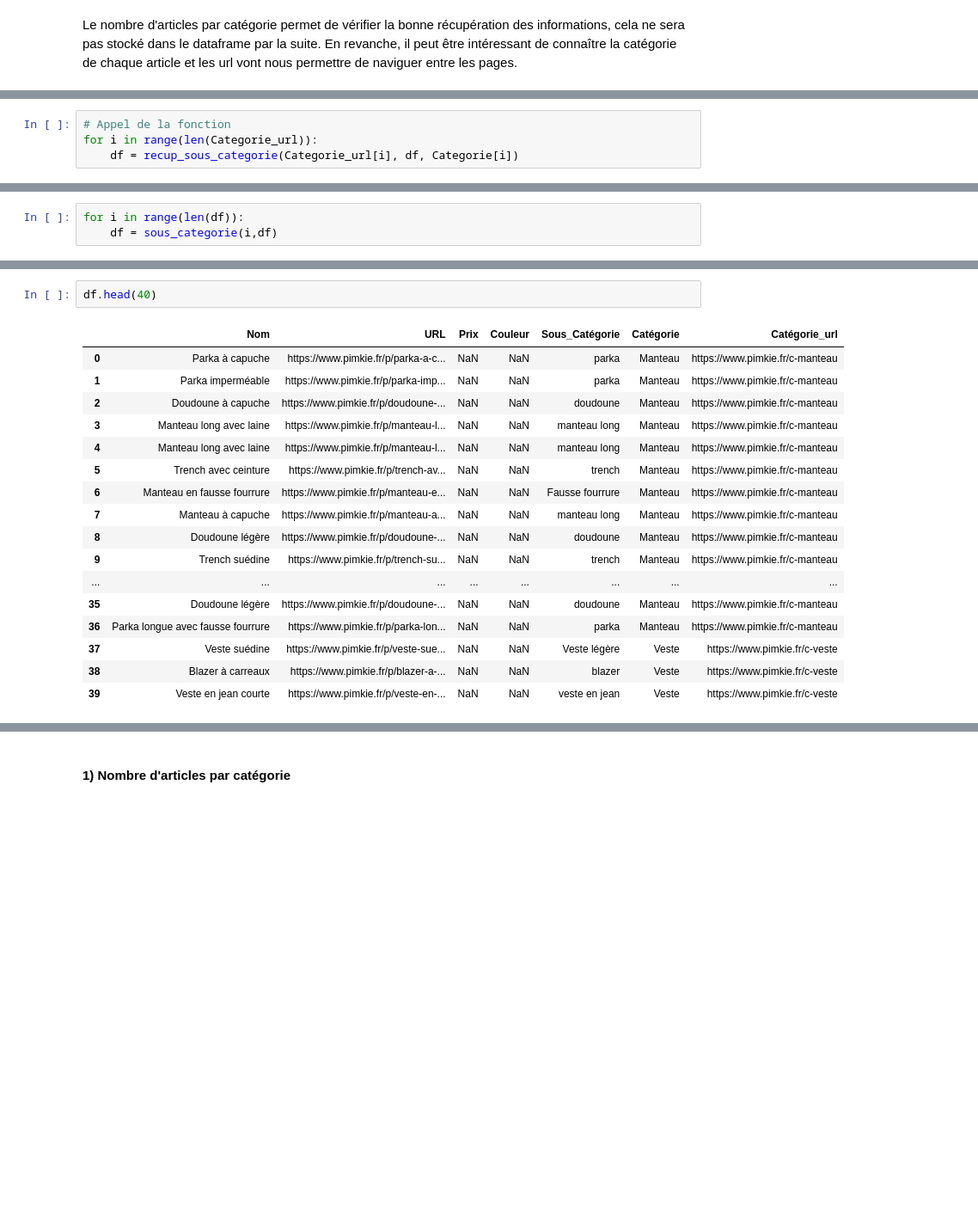
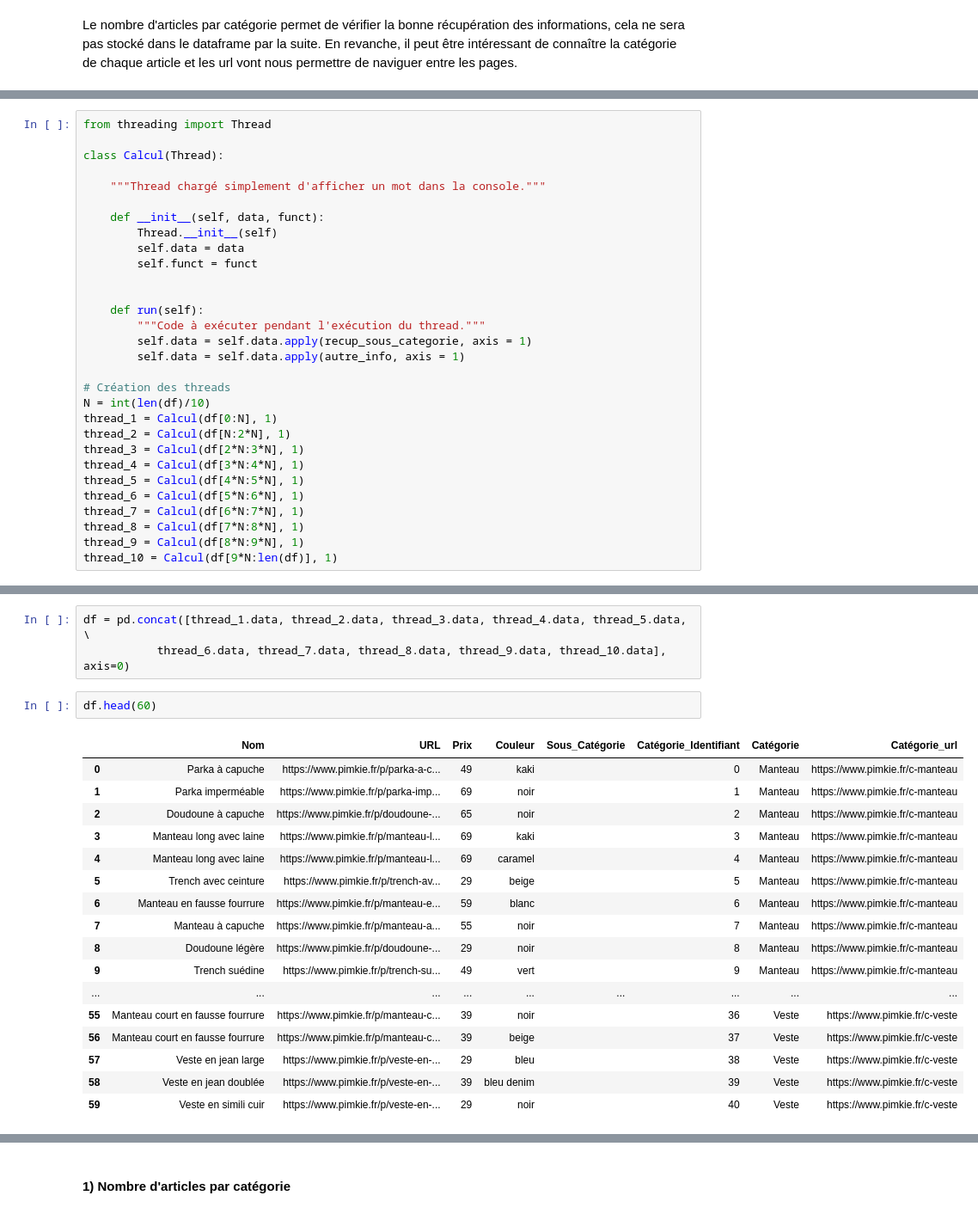
Before and after one commit to Alexia123/Web_Scraping, a Jupyter notebook: rendu.ipynb, the cells around one changed output, grey strips where cells are left out. Shown at 86% size. Drawn from its saved outputs; the diff is of its cells as text; blank space fills up the shorter version.

```diff
--- a/rendu.ipynb
+++ b/rendu.ipynb
@@ -103,5 +125 @@ def recup_sous_categorie(url, df, categorie):
     return(df)
-# %%
-# Appel de la fonction
-for i in range(len(Categorie_url)):
-    df = recup_sous_categorie(Categorie_url[i], df, Categorie[i])
@@ -147,4 +152,31 @@ def sous_categorie(i, df):
     return df
-# %%
-for i in range(len(df)):
-    df = sous_categorie(i,df)
+# %%
+from threading import Thread
+
+class Calcul(Thread):
+
+    """Thread chargé simplement d'afficher un mot dans la console."""
+
+    def __init__(self, data, funct):
+        Thread.__init__(self)
+        self.data = data
+        self.funct = funct
+
+
+    def run(self):
+        """Code à exécuter pendant l'exécution du thread."""
+        self.data = self.data.apply(recup_sous_categorie, axis = 1)
+        self.data = self.data.apply(autre_info, axis = 1)
+
+# Création des threads
+N = int(len(df)/10)
+thread_1 = Calcul(df[0:N], 1)
+thread_2 = Calcul(df[N:2*N], 1)
+thread_3 = Calcul(df[2*N:3*N], 1)
+thread_4 = Calcul(df[3*N:4*N], 1)
+thread_5 = Calcul(df[4*N:5*N], 1)
+thread_6 = Calcul(df[5*N:6*N], 1)
+thread_7 = Calcul(df[6*N:7*N], 1)
+thread_8 = Calcul(df[7*N:8*N], 1)
+thread_9 = Calcul(df[8*N:9*N], 1)
+thread_10 = Calcul(df[9*N:len(df)], 1)
@@ -151,20 +207,23 @@ for i in range(len(df)):
+# %%
+df = pd.concat([thread_1.data, thread_2.data, thread_3.data, thread_4.data, thread_5.data, \
+           thread_6.data, thread_7.data, thread_8.data, thread_9.data, thread_10.data], axis=0)
 # %%
-df.head(40)
+df.head(60)
 # %% [output]
-|  | Nom | URL | Prix | Couleur | Sous_Catégorie | Catégorie | Catégorie_url |
-| 0 | Parka à capuche | https://www.pimkie.fr/p/parka-a-c... | NaN | NaN | parka | Manteau | https://www.pimkie.fr/c-manteau |
-| 1 | Parka imperméable | https://www.pimkie.fr/p/parka-imp... | NaN | NaN | parka | Manteau | https://www.pimkie.fr/c-manteau |
-| 2 | Doudoune à capuche | https://www.pimkie.fr/p/doudoune-... | NaN | NaN | doudoune | Manteau | https://www.pimkie.fr/c-manteau |
-| 3 | Manteau long avec laine | https://www.pimkie.fr/p/manteau-l... | NaN | NaN | manteau long | Manteau | https://www.pimkie.fr/c-manteau |
-| 4 | Manteau long avec laine | https://www.pimkie.fr/p/manteau-l... | NaN | NaN | manteau long | Manteau | https://www.pimkie.fr/c-manteau |
-| 5 | Trench avec ceinture | https://www.pimkie.fr/p/trench-av... | NaN | NaN | trench | Manteau | https://www.pimkie.fr/c-manteau |
-| 6 | Manteau en fausse fourrure | https://www.pimkie.fr/p/manteau-e... | NaN | NaN | Fausse fourrure | Manteau | https://www.pimkie.fr/c-manteau |
-| 7 | Manteau à capuche | https://www.pimkie.fr/p/manteau-a... | NaN | NaN | manteau long | Manteau | https://www.pimkie.fr/c-manteau |
-| 8 | Doudoune légère | https://www.pimkie.fr/p/doudoune-... | NaN | NaN | doudoune | Manteau | https://www.pimkie.fr/c-manteau |
-| 9 | Trench suédine | https://www.pimkie.fr/p/trench-su... | NaN | NaN | trench | Manteau | https://www.pimkie.fr/c-manteau |
-| ... | ... | ... | ... | ... | ... | ... | ... |
-| 35 | Doudoune légère | https://www.pimkie.fr/p/doudoune-... | NaN | NaN | doudoune | Manteau | https://www.pimkie.fr/c-manteau |
-| 36 | Parka longue avec fausse fourrure | https://www.pimkie.fr/p/parka-lon... | NaN | NaN | parka | Manteau | https://www.pimkie.fr/c-manteau |
-| 37 | Veste suédine | https://www.pimkie.fr/p/veste-sue... | NaN | NaN | Veste légère | Veste | https://www.pimkie.fr/c-veste |
-| 38 | Blazer à carreaux | https://www.pimkie.fr/p/blazer-a-... | NaN | NaN | blazer | Veste | https://www.pimkie.fr/c-veste |
-| 39 | Veste en jean courte | https://www.pimkie.fr/p/veste-en-... | NaN | NaN | veste en jean | Veste | https://www.pimkie.fr/c-veste |
+|  | Nom | URL | Prix | Couleur | Sous_Catégorie | Catégorie_Identifiant | Catégorie | Catégorie_url |
+| 0 | Parka à capuche | https://www.pimkie.fr/p/parka-a-c... | 49 | kaki |  | 0 | Manteau | https://www.pimkie.fr/c-manteau |
+| 1 | Parka imperméable | https://www.pimkie.fr/p/parka-imp... | 69 | noir |  | 1 | Manteau | https://www.pimkie.fr/c-manteau |
+| 2 | Doudoune à capuche | https://www.pimkie.fr/p/doudoune-... | 65 | noir |  | 2 | Manteau | https://www.pimkie.fr/c-manteau |
+| 3 | Manteau long avec laine | https://www.pimkie.fr/p/manteau-l... | 69 | kaki |  | 3 | Manteau | https://www.pimkie.fr/c-manteau |
+| 4 | Manteau long avec laine | https://www.pimkie.fr/p/manteau-l... | 69 | caramel |  | 4 | Manteau | https://www.pimkie.fr/c-manteau |
+| 5 | Trench avec ceinture | https://www.pimkie.fr/p/trench-av... | 29 | beige |  | 5 | Manteau | https://www.pimkie.fr/c-manteau |
+| 6 | Manteau en fausse fourrure | https://www.pimkie.fr/p/manteau-e... | 59 | blanc |  | 6 | Manteau | https://www.pimkie.fr/c-manteau |
+| 7 | Manteau à capuche | https://www.pimkie.fr/p/manteau-a... | 55 | noir |  | 7 | Manteau | https://www.pimkie.fr/c-manteau |
+| 8 | Doudoune légère | https://www.pimkie.fr/p/doudoune-... | 29 | noir |  | 8 | Manteau | https://www.pimkie.fr/c-manteau |
+| 9 | Trench suédine | https://www.pimkie.fr/p/trench-su... | 49 | vert |  | 9 | Manteau | https://www.pimkie.fr/c-manteau |
+| ... | ... | ... | ... | ... | ... | ... | ... | ... |
+| 55 | Manteau court en fausse fourrure | https://www.pimkie.fr/p/manteau-c... | 39 | noir |  | 36 | Veste | https://www.pimkie.fr/c-veste |
+| 56 | Manteau court en fausse fourrure | https://www.pimkie.fr/p/manteau-c... | 39 | beige |  | 37 | Veste | https://www.pimkie.fr/c-veste |
+| 57 | Veste en jean large | https://www.pimkie.fr/p/veste-en-... | 29 | bleu |  | 38 | Veste | https://www.pimkie.fr/c-veste |
+| 58 | Veste en jean doublée | https://www.pimkie.fr/p/veste-en-... | 39 | bleu denim |  | 39 | Veste | https://www.pimkie.fr/c-veste |
+| 59 | Veste en simili cuir | https://www.pimkie.fr/p/veste-en-... | 29 | noir |  | 40 | Veste | https://www.pimkie.fr/c-veste |
```
Also changed, not shown: parts of 32 cells of this notebook.
